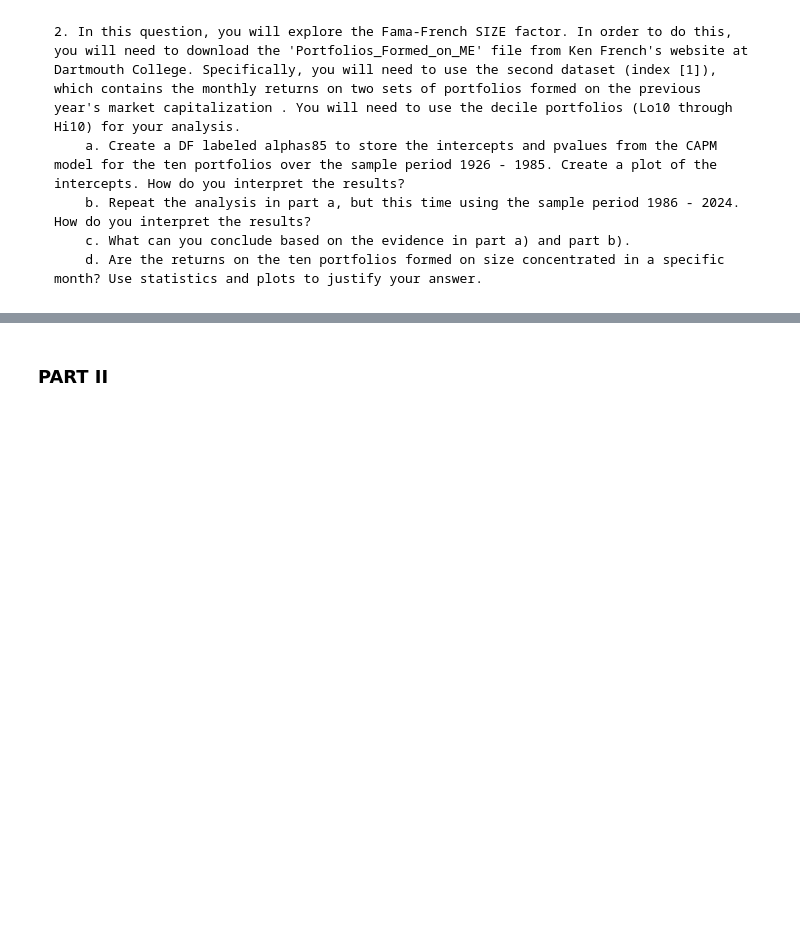
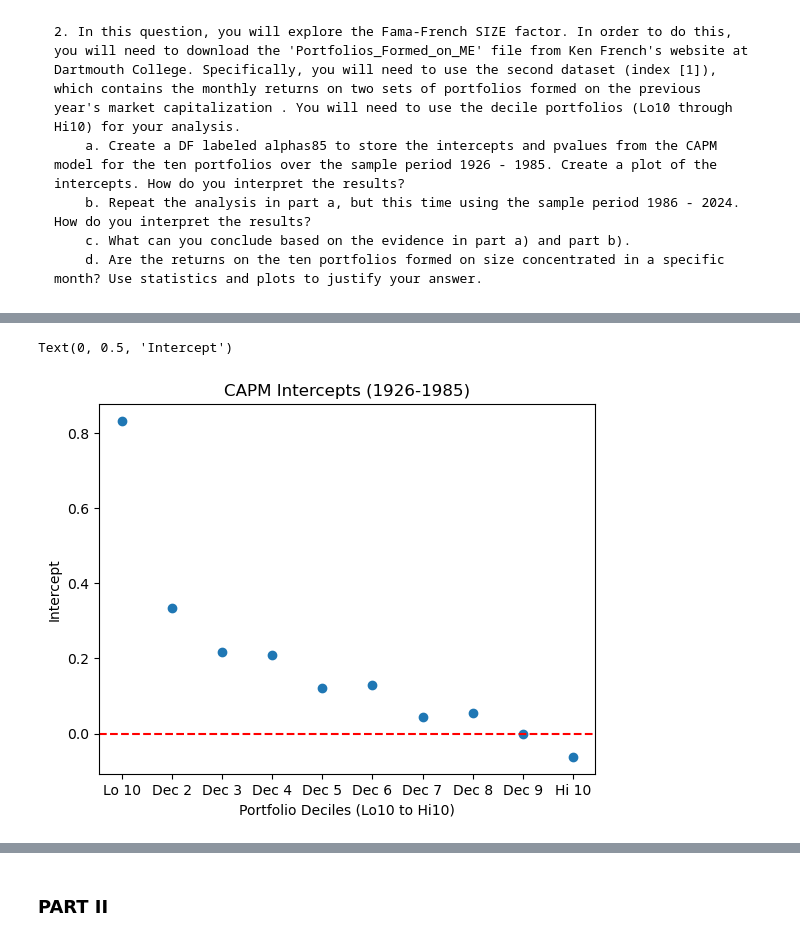
Before and after one commit to mmikanguyen/fina4335project02, a Jupyter notebook: Project2_Template.ipynb, the cells around one changed output, grey strips where cells are left out. Saved outputs shown, nothing was run; the diff lists cells and outputs as text; code cells hidden in the pictures; blank space fills up the shorter version.

```diff
--- a/Project2_Template.ipynb
+++ b/Project2_Template.ipynb
@@ -64,0 +85,3 @@ test1[2] #required to use first 5 cols
+# %%
+port_me = port_me.join(ff_factors)
+port_me
@@ -64,0 +103,30 @@ test1[2] #required to use first 5 cols
+# %%
+port_me_85 = port_me.loc['1926':'1985']
+port_me_24 = port_me.loc['1986':]
+# %%
+def capm(data, port):
+    data['Excess'] = data[port] - data['RF']
+    model = smf.ols('Excess ~ Q("Mkt-RF")', data=data, missing="drop").fit()
+    #summary = model.summary(yname = 'MSFT Return', xname = ['Alpha', 'MKTRF Beta'])
+    return model
+# %%
+portfolios = ["Lo 10", "Dec 2", "Dec 3", "Dec 4", "Dec 5", "Dec 6", "Dec 7", "Dec 8", "Dec 9", "Hi 10"]
+alphas85 = pd.DataFrame(index=portfolios, columns=['alpha', 'p_value'])
+alphas24 = pd.DataFrame(index=portfolios, columns=['alpha', 'p_value'])
+for port in portfolios:
+    model = capm(port_me_85, port)
+    model2 = capm(port_me_24, port)
+    alphas85.loc[port, 'alpha'] = model.params[0]  # Intercept is alpha
+    alphas85.loc[port, 'p_value'] = model.pvalues[0]
+    alphas24.loc[port, 'alpha'] = model2.params[0]  # Intercept is alpha
+    alphas24.loc[port, 'p_value'] = model2.pvalues[0]
+# %%
+plt.scatter(alphas85.index, alphas85['alpha'].astype(float))
+plt.axhline(y=0, color='red', linestyle='--')
+plt.title('CAPM Intercepts (1926-1985)')
+plt.xticks()
+plt.xlabel('Portfolio Deciles (Lo10 to Hi10)')
+plt.ylabel('Intercept')
+# %% [output]
+Text(0, 0.5, 'Intercept')
+[figure, added]
```
Also changed, not shown: parts of 13 cells of this notebook.
